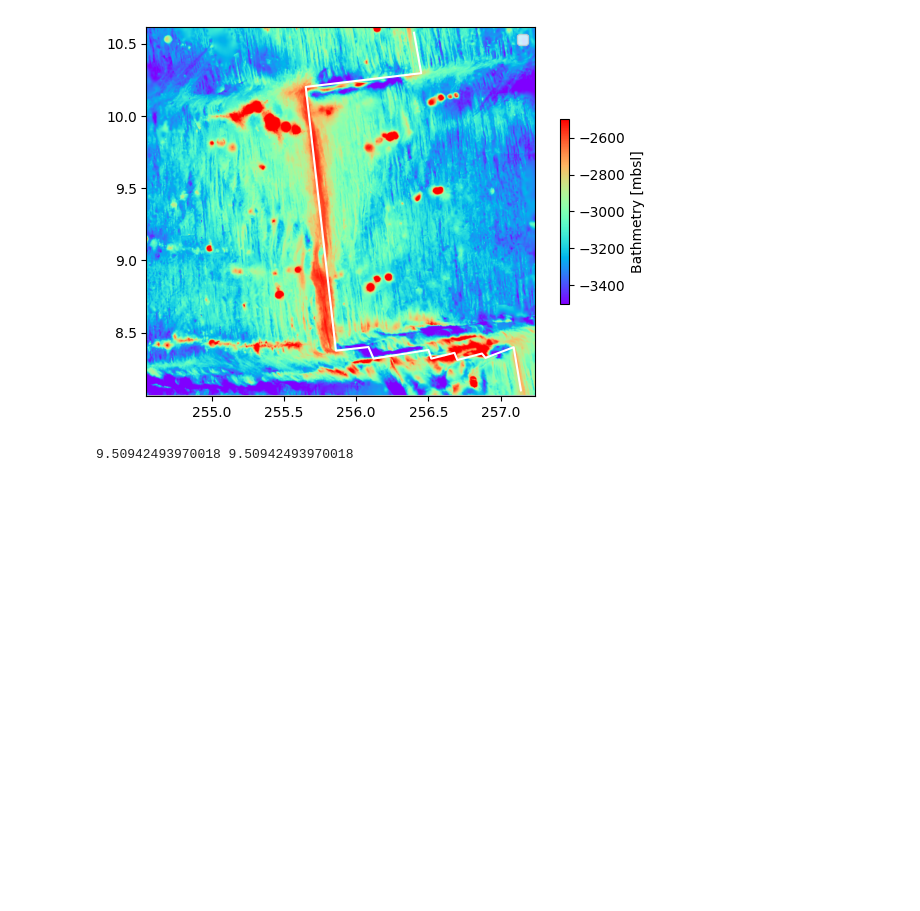
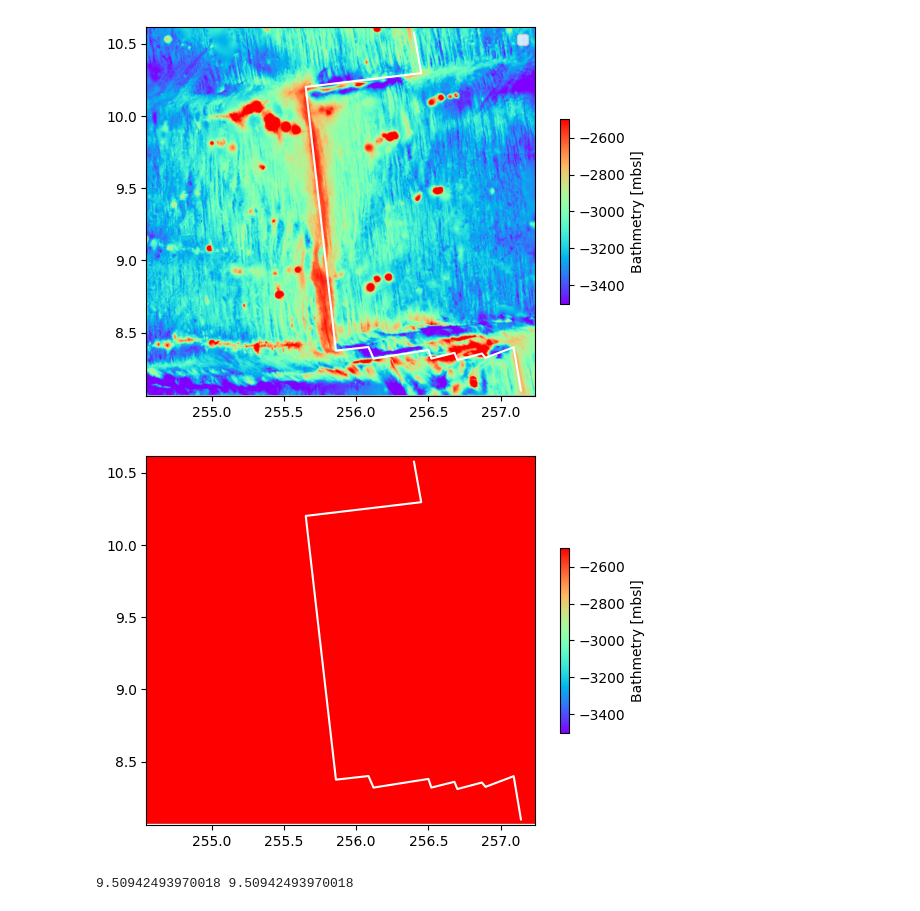
Before and after one commit to seanb7/GEOL-450, a Jupyter notebook: Bathymetry_and_Magnetics.ipynb, the cells around one changed output. Saved outputs shown, nothing was run; the diff lists cells and outputs as text; code cells hidden in the pictures; blank space fills up the shorter version.

```diff
--- a/Bathymetry_and_Magnetics.ipynb
+++ b/Bathymetry_and_Magnetics.ipynb
@@ -116,6 +116,29 @@ plt.show()
 fig.savefig('Bathmetry of the CS_ridge.pdf')
 # %% [output]
 [figure]
+# %%
+import scipy.ndimage
+# Plotting Bathmetry
+fig2, ax2 = plt.subplots()
+cs = plt.imshow(datamat2, extent = [x.min(), x.max(), y.min(), y.max()], cmap = 'rainbow', vmin = -3500, vmax = -2500)
+plt.plot(data.LON+360, data.LAT, 'w-')
+fig = plt.gcf()
+cbar = fig.colorbar(cs, shrink = 0.5, ax = ax2)
+cbar.ax.set_ylabel('Bathmetry [mbsl]')
+
+# Dont allow the grid on top of Data
+ax.set_axisbelow(True)
+# Turn On Minor Tick Marks
+ax.minorticks_on()
+# Customize th Major Grid
+ax.grid(which = 'major', linestyle = '-', color = 'black')
+# Customize the Minor Grid
+ax.grid(which = 'minor', linestyle = ':', color = 'gray')
+
+# Show the plot
+plt.show()
+# %% [output]
+[figure, added]
 # %%
 # Confirm Latitude for Transecting line
 n = 165
```
